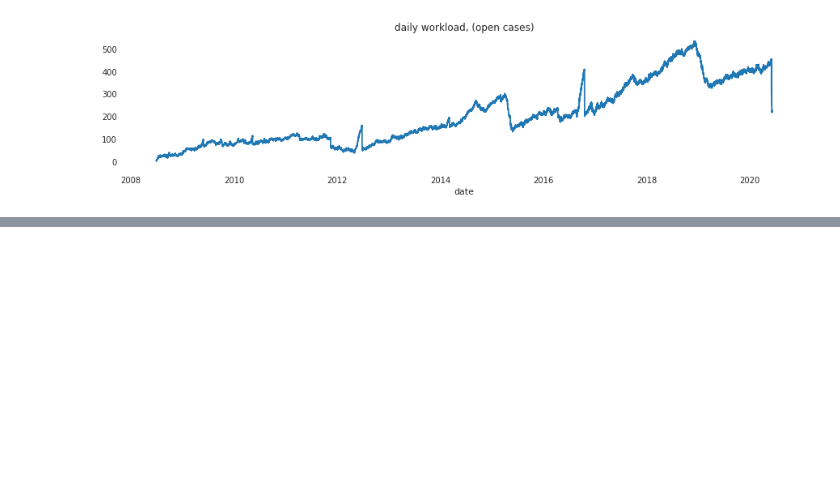
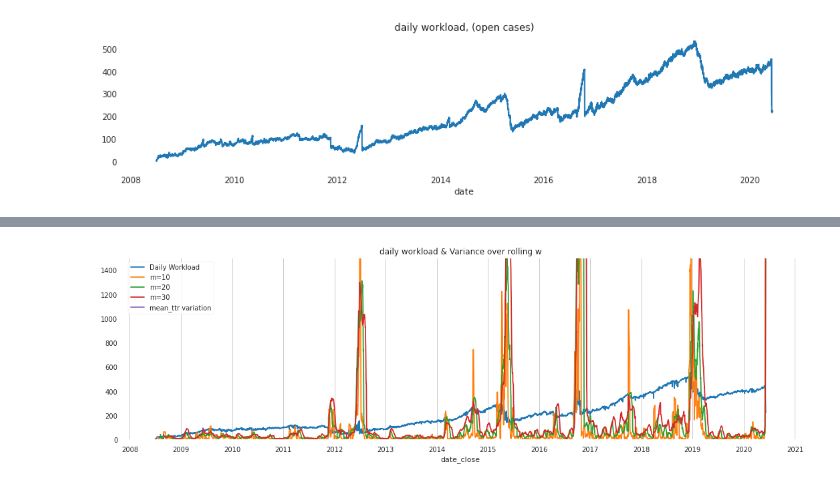
Before and after one commit to dmhliu/DS-Unit-2-Build-dmhliu, a Jupyter notebook: build2.ipynb, the cells around one changed output, grey strips where cells are left out. Saved outputs shown, nothing was run; the diff lists cells and outputs as text; code cells hidden in the pictures; blank space fills up the shorter version.

```diff
--- a/build2.ipynb
+++ b/build2.ipynb
@@ -467,26 +542,29 @@ Locator attempting to generate 2876 ticks ([733006.6666666666, ..., 737798.33333
 # %%
 
 
 ax= closed_ttr_day.daily_workload.plot(figsize=(18,5))
-ax.set_title('daily workload Variance w /rolling avg windows')
+ax.set_title('daily workload & Variance over rolling w')
 
 closed_ttr_day.daily_workload.rolling(window=10).var().plot(ax=ax)
 closed_ttr_day.daily_workload.rolling(window=30).var().plot(ax=ax)
 closed_ttr_day.daily_workload.rolling(window=50).var().plot(ax=ax)
+closed_ttr_day.avg_ttr_hours.rolling(window=50).var().plot(ax=ax)
 
 years = mdates.YearLocator()   # every year
 months = mdates.MonthLocator()  # every month
 years_fmt = mdates.DateFormatter('%Y')
 
 
-ax.legend(['Daily Workload', 'm=10', 'm=20', 'm=30'])
+ax.legend(['Daily Workload', 'm=10', 'm=20', 'm=30','mean_ttr variation'])
 ax.xaxis.grid(True, which='major')
 
-ax.set_ylim(0,3000)
+ax.set_ylim(0,1500)
 ax.xaxis.set_major_locator(years)
 ax.xaxis.set_minor_locator(months)
 ax.xaxis.set_major_formatter(years_fmt)
 #ax.xaxis.set_xticks(months)
 fig.autofmt_xdate()
 
 plt.show()
+# %% [output]
+[figure, added]
```
Also changed, not shown: parts of 12 cells of this notebook.
